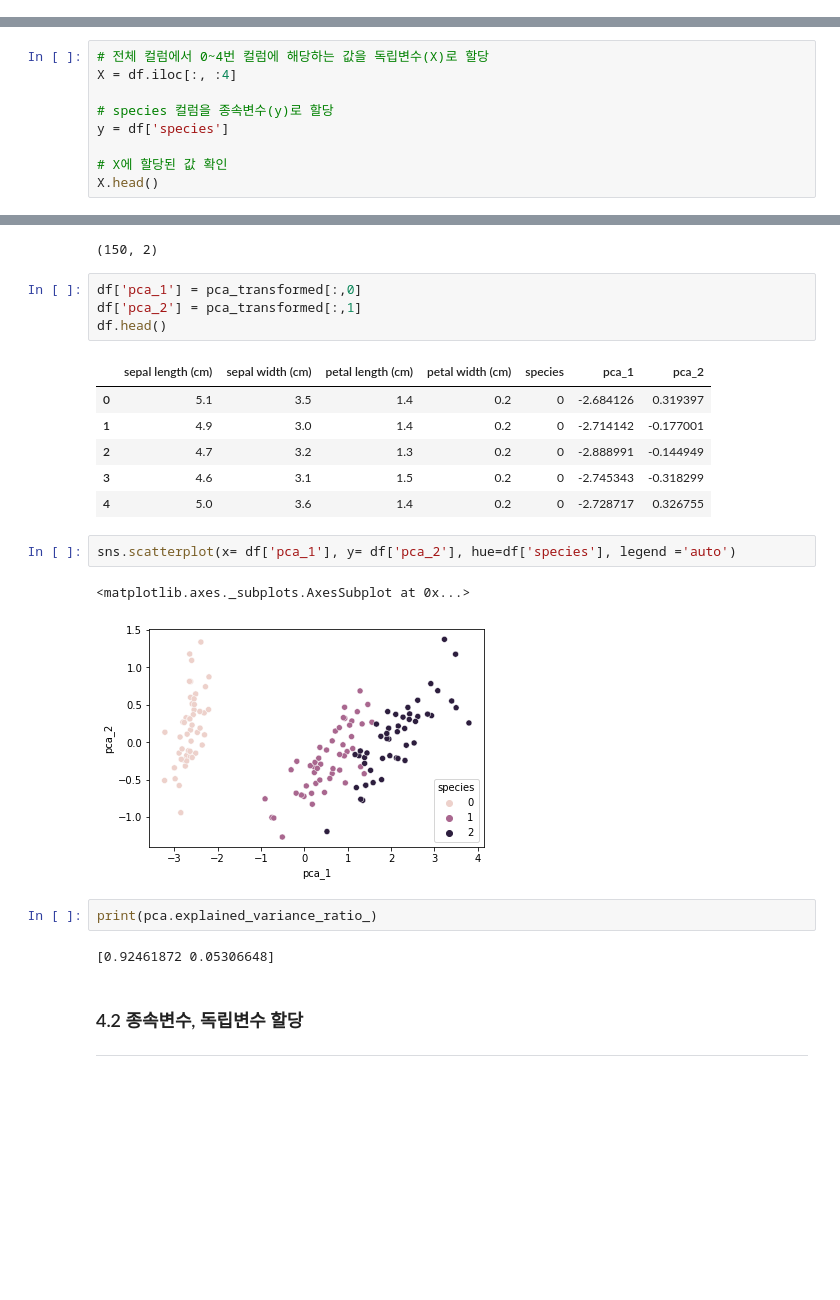
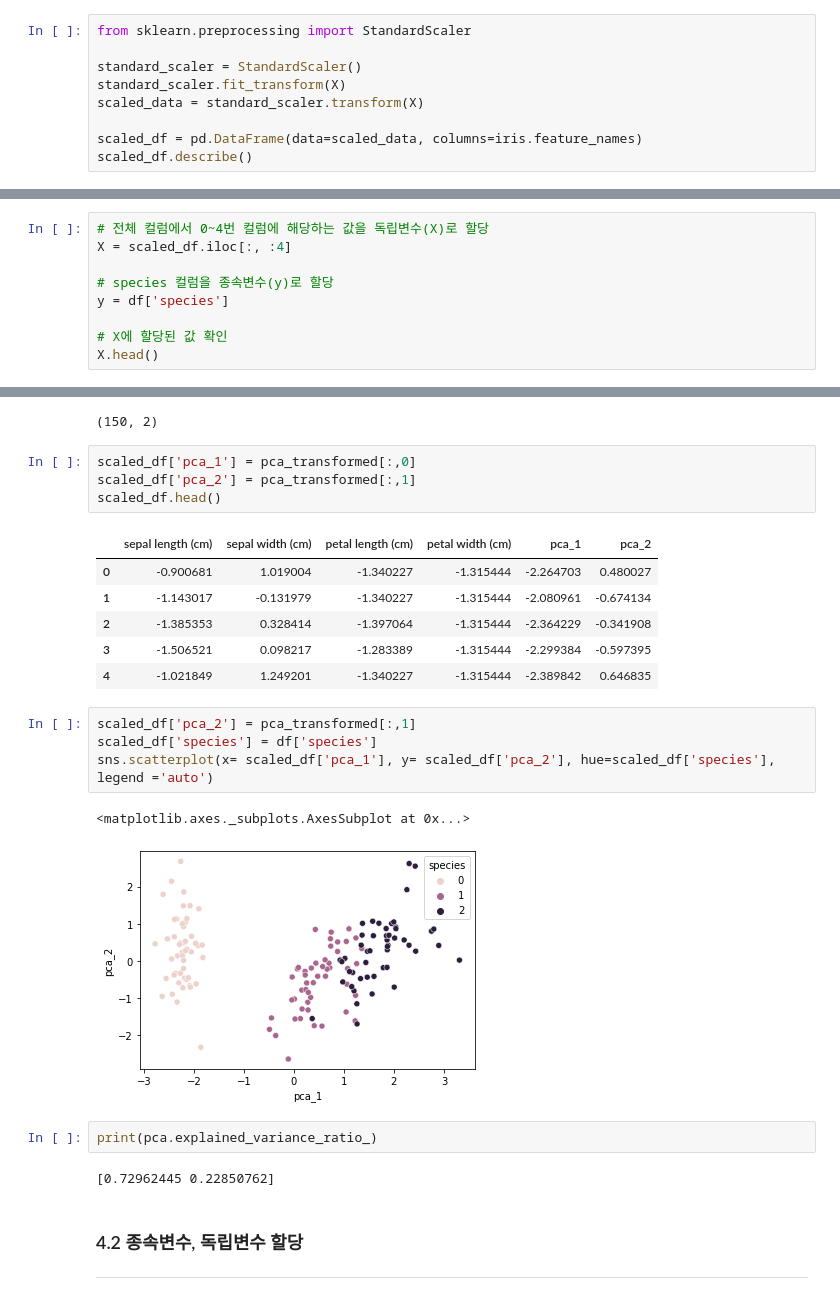
Before and after one commit to zzhining/ml_basic, a Jupyter notebook: pca.ipynb, the cells around one changed output, grey strips where cells are left out. Cells and saved outputs as stored; diff of their text form; blank space fills up the shorter version.

```diff
--- a/pca.ipynb
+++ b/pca.ipynb
@@ -105,0 +110,9 @@ sns.scatterplot(x= df[df.columns[0]], y= df[df.columns[1]], hue=df['species'], l
+# %%
+from sklearn.preprocessing import StandardScaler
+
+standard_scaler = StandardScaler()
+standard_scaler.fit_transform(X)
+scaled_data = standard_scaler.transform(X)
+
+scaled_df = pd.DataFrame(data=scaled_data, columns=iris.feature_names)
+scaled_df.describe()
@@ -108,7 +131,7 @@ sns.scatterplot(x= df[df.columns[0]], y= df[df.columns[1]], hue=df['species'], l
 -----
 # %%
 # 전체 컬럼에서 0~4번 컬럼에 해당하는 값을 독립변수(X)로 할당
-X = df.iloc[:, :4]
+X = scaled_df.iloc[:, :4]
 
 # species 컬럼을 종속변수(y)로 할당
 y = df['species']
@@ -247,25 +268,27 @@ print(pca_transformed.shape)
 # %% [output]
 (150, 2)
 # %%
-df['pca_1'] = pca_transformed[:,0]
-df['pca_2'] = pca_transformed[:,1]
-df.head()
+scaled_df['pca_1'] = pca_transformed[:,0]
+scaled_df['pca_2'] = pca_transformed[:,1]
+scaled_df.head()
 # %% [output]
-|  | sepal length (cm) | sepal width (cm) | petal length (cm) | petal width (cm) | species | pca_1 | pca_2 |
-| 0 | 5.1 | 3.5 | 1.4 | 0.2 | 0 | -2.684126 | 0.319397 |
-| 1 | 4.9 | 3.0 | 1.4 | 0.2 | 0 | -2.714142 | -0.177001 |
-| 2 | 4.7 | 3.2 | 1.3 | 0.2 | 0 | -2.888991 | -0.144949 |
-| 3 | 4.6 | 3.1 | 1.5 | 0.2 | 0 | -2.745343 | -0.318299 |
-| 4 | 5.0 | 3.6 | 1.4 | 0.2 | 0 | -2.728717 | 0.326755 |
+|  | sepal length (cm) | sepal width (cm) | petal length (cm) | petal width (cm) | pca_1 | pca_2 |
+| 0 | -0.900681 | 1.019004 | -1.340227 | -1.315444 | -2.264703 | 0.480027 |
+| 1 | -1.143017 | -0.131979 | -1.340227 | -1.315444 | -2.080961 | -0.674134 |
+| 2 | -1.385353 | 0.328414 | -1.397064 | -1.315444 | -2.364229 | -0.341908 |
+| 3 | -1.506521 | 0.098217 | -1.283389 | -1.315444 | -2.299384 | -0.597395 |
+| 4 | -1.021849 | 1.249201 | -1.340227 | -1.315444 | -2.389842 | 0.646835 |
 # %%
-sns.scatterplot(x= df['pca_1'], y= df['pca_2'], hue=df['species'], legend ='auto')
+scaled_df['pca_2'] = pca_transformed[:,1]
+scaled_df['species'] = df['species']
+sns.scatterplot(x= scaled_df['pca_1'], y= scaled_df['pca_2'], hue=scaled_df['species'], legend ='auto')
 # %% [output]
 <matplotlib.axes._subplots.AxesSubplot at 0x...>
-[figure, old version]
+[figure, new version]
 # %%
 print(pca.explained_variance_ratio_)
 # %% [output]
-[0.92461872 0.05306648]
+[0.72962445 0.22850762]
 # %% [markdown]
 ### 4.2 종속변수, 독립변수 할당
 ----------
```
Also changed, not shown: parts of 15 cells of this notebook.
